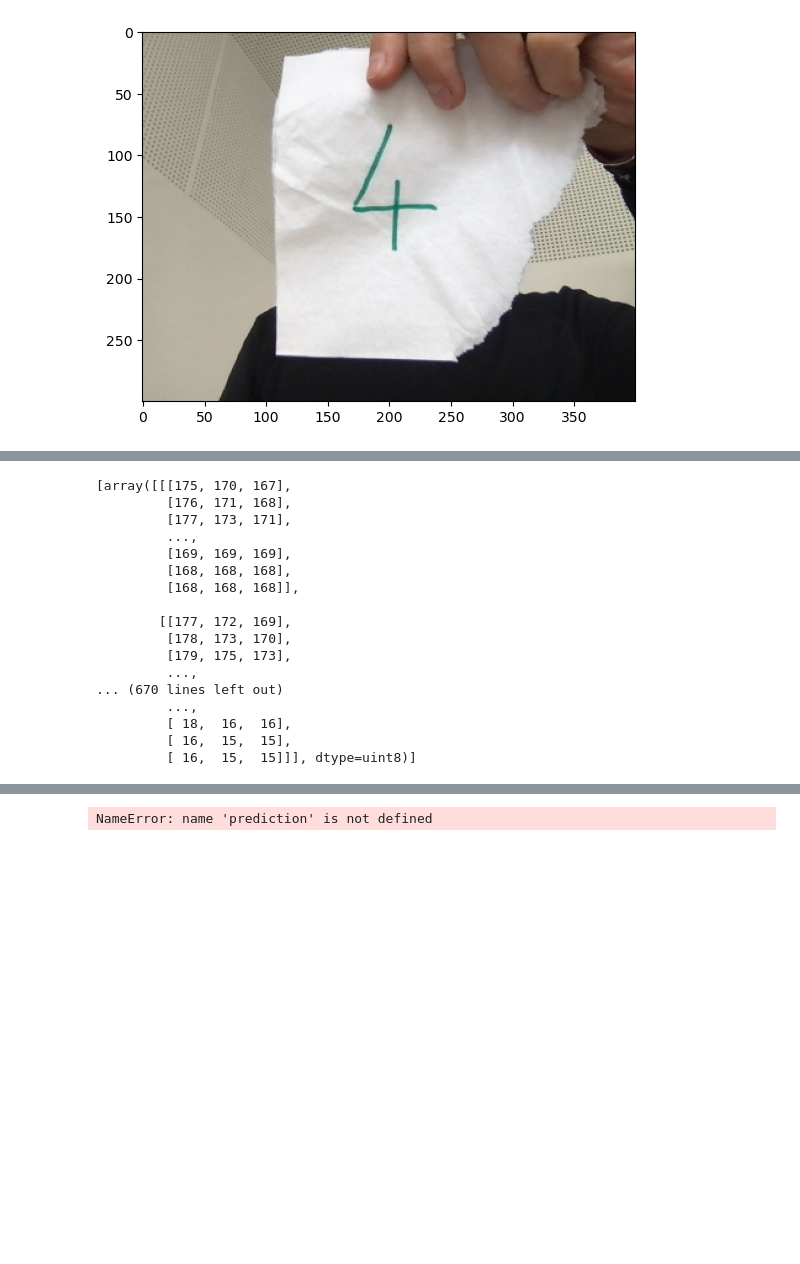
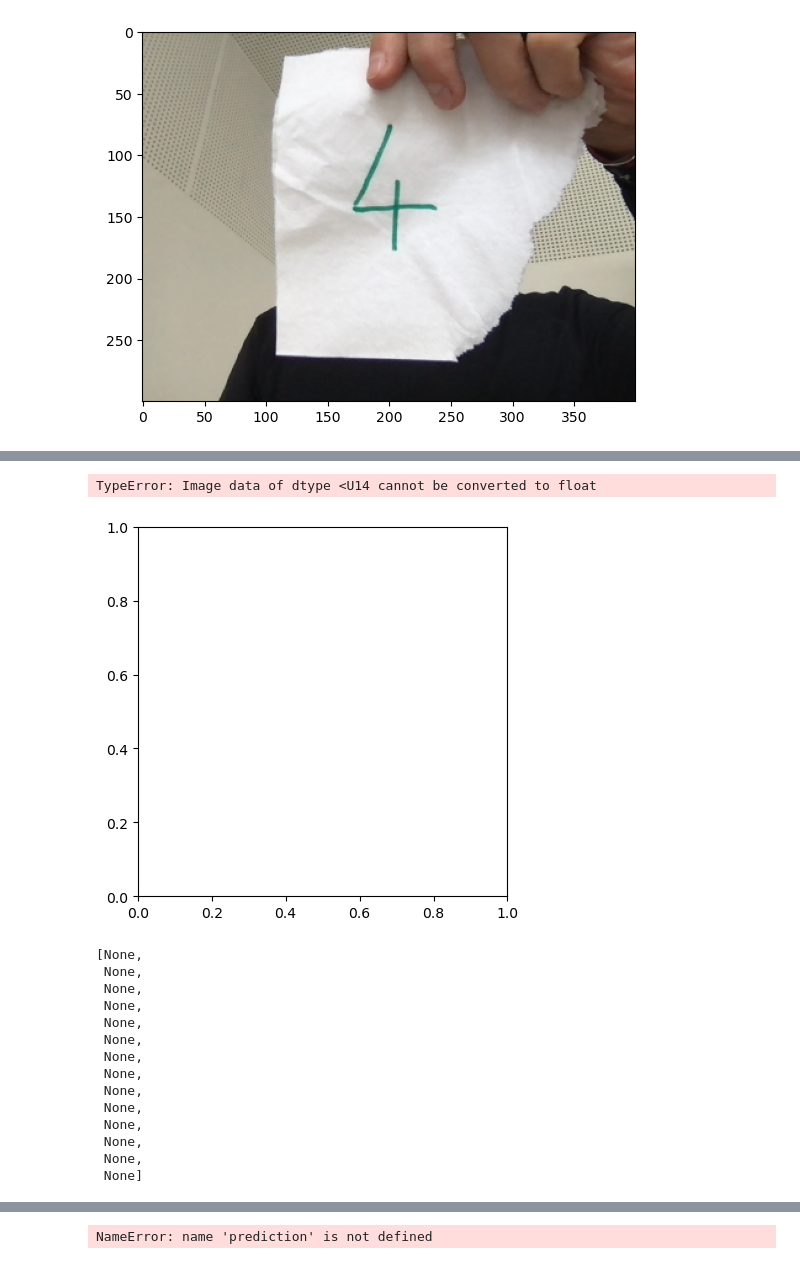
Before and after one commit to melchaubaroux/mnist, a Jupyter notebook: Local_predictions.ipynb, the cells around one changed output, grey strips where cells are left out. Cells and saved outputs as stored; diff of their text form; code cells hidden in the pictures; blank space fills up the shorter version.

```diff
--- a/Local_predictions.ipynb
+++ b/Local_predictions.ipynb
@@ -47,12 +47,11 @@ from PIL import Image
 for x in dessin:
     img = Image.open(drawing_location+"/"+x)
     # new_name=x[:x.index(".")]
-    img.save(drawing_location+"/"+x, 'jpeg')
+    img.save(drawing_location+"/"+x, 'png')
 # %%
 for x in photo:
     img = Image.open(pictures_location+"/"+x)
-    # new_name=x[:x.index(".")]
-    img.save(pictures_location+"/"+x, 'jpeg')
+    img.save(pictures_location+"/"+x, 'png')
 # %%
 plt.imshow(img)
 # %% [output]
@@ -85,22 +64,26 @@ WARNING:tensorflow:From c:\Users\Utilisateur\anaconda3\Lib\site-packages\keras\s
+# %%
+for x in dessin :
+    cv2.imread(x)
+    plt.imshow(x)
+# %% [output]
+TypeError: Image data of dtype <U14 cannot be converted to float
+[figure, added]
 # %%
 photo_loaded = [cv2.imread(x) for x in photo]
 # %%
 photo_loaded
 # %% [output]
-[array([[[175, 170, 167],
-         [176, 171, 168],
-         [177, 173, 171],
-         ...,
-         [169, 169, 169],
-         [168, 168, 168],
-         [168, 168, 168]],
-
-        [[177, 172, 169],
-         [178, 173, 170],
-         [179, 175, 173],
-         ...,
-... (670 lines left out)
-         ...,
-         [ 18,  16,  16],
-         [ 16,  15,  15],
-         [ 16,  15,  15]]], dtype=uint8)]
+[None,
+ None,
+ None,
+ None,
+ None,
+ None,
+ None,
+ None,
+ None,
+ None,
+ None,
+ None,
+ None,
+ None]
```
Also changed, not shown: parts of 3 cells of this notebook, 21 other files.
